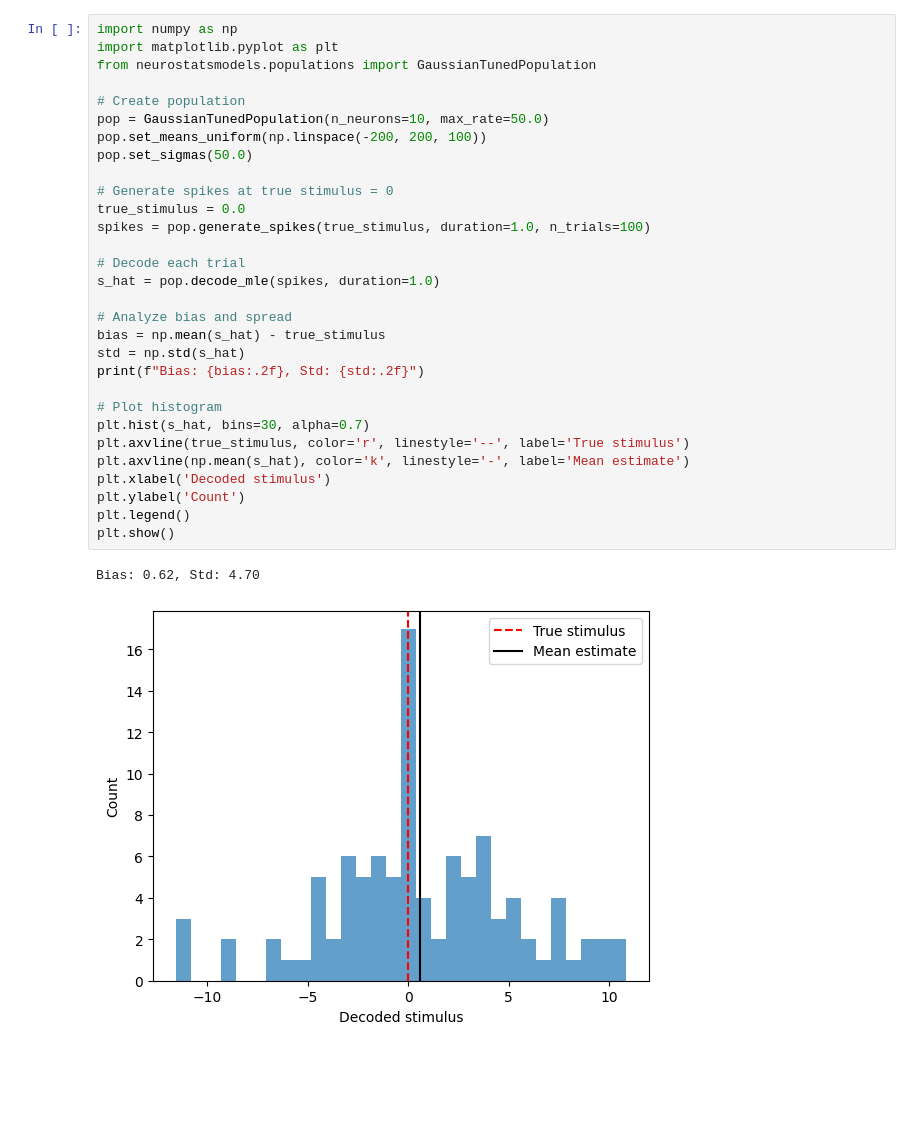
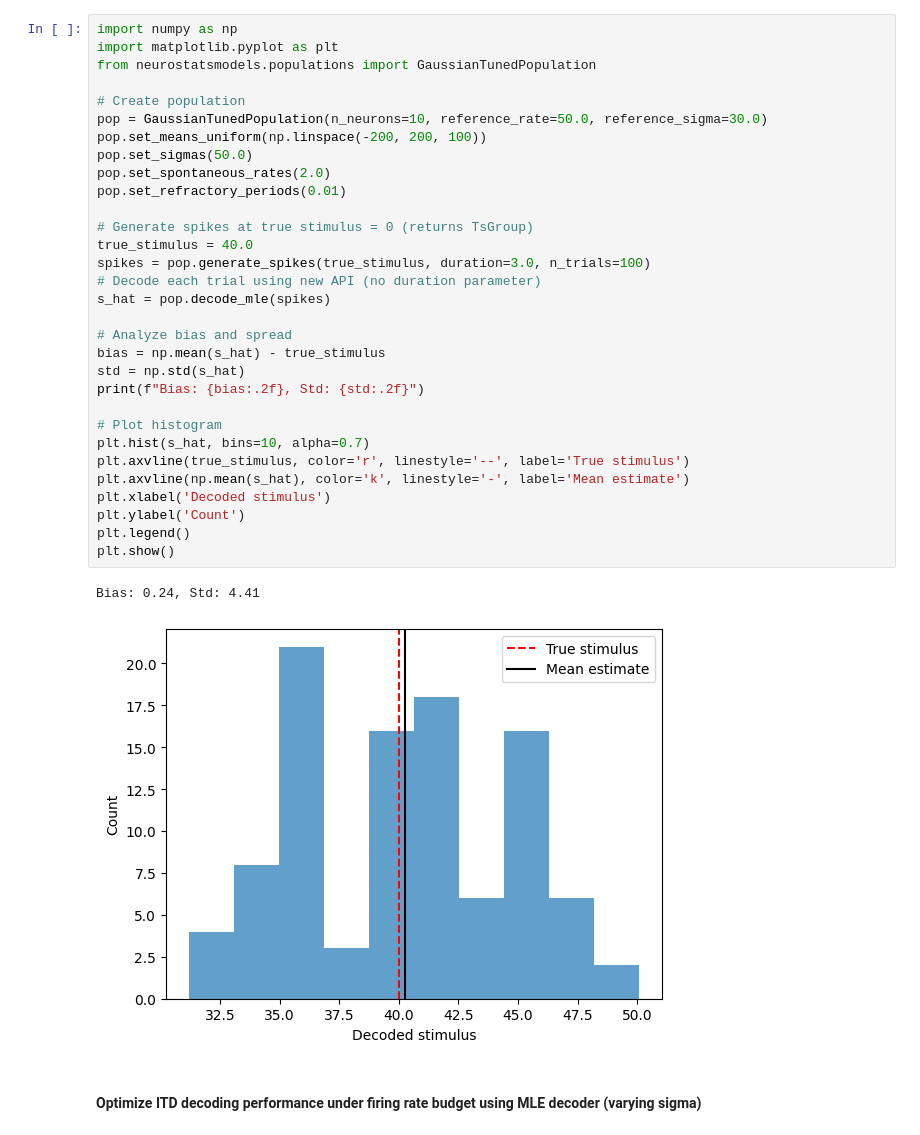
Before and after one commit to jmrfox/neurostatsmodels, a Jupyter notebook: notebooks/itd_information.ipynb, the cells around one changed output. Drawn from its saved outputs; the diff is of its cells as text; blank space fills up the shorter version.

```diff
--- a/notebooks/itd_information.ipynb
+++ b/notebooks/itd_information.ipynb
@@ -112,33 +82,36 @@ fig, ax = plot_spike_raster(trial_spikes, trial_duration=1.0, title=f"Trial {tri
 # %%
 import numpy as np
 import matplotlib.pyplot as plt
 from neurostatsmodels.populations import GaussianTunedPopulation
 
 # Create population
-pop = GaussianTunedPopulation(n_neurons=10, max_rate=50.0)
+pop = GaussianTunedPopulation(n_neurons=10, reference_rate=50.0, reference_sigma=30.0)
 pop.set_means_uniform(np.linspace(-200, 200, 100))
 pop.set_sigmas(50.0)
+pop.set_spontaneous_rates(2.0)
+pop.set_refractory_periods(0.01)
 
-# Generate spikes at true stimulus = 0
-true_stimulus = 0.0
-spikes = pop.generate_spikes(true_stimulus, duration=1.0, n_trials=100)
-
-# Decode each trial
-s_hat = pop.decode_mle(spikes, duration=1.0)
+# Generate spikes at true stimulus = 0 (returns TsGroup)
+true_stimulus = 40.0
+spikes = pop.generate_spikes(true_stimulus, duration=3.0, n_trials=100)
+# Decode each trial using new API (no duration parameter)
+s_hat = pop.decode_mle(spikes)
 
 # Analyze bias and spread
 bias = np.mean(s_hat) - true_stimulus
 std = np.std(s_hat)
 print(f"Bias: {bias:.2f}, Std: {std:.2f}")
 
 # Plot histogram
-plt.hist(s_hat, bins=30, alpha=0.7)
+plt.hist(s_hat, bins=10, alpha=0.7)
 plt.axvline(true_stimulus, color='r', linestyle='--', label='True stimulus')
 plt.axvline(np.mean(s_hat), color='k', linestyle='-', label='Mean estimate')
 plt.xlabel('Decoded stimulus')
 plt.ylabel('Count')
 plt.legend()
 plt.show()
 # %% [output]
-Bias: 0.62, Std: 4.70
+Bias: 0.24, Std: 4.41
-[figure, old version]
+[figure, new version]
+# %% [markdown]
+#### Optimize ITD decoding performance under firing rate budget using MLE decoder (varying sigma)
```
Also changed, not shown: parts of 5 cells of this notebook, 6 other files.
